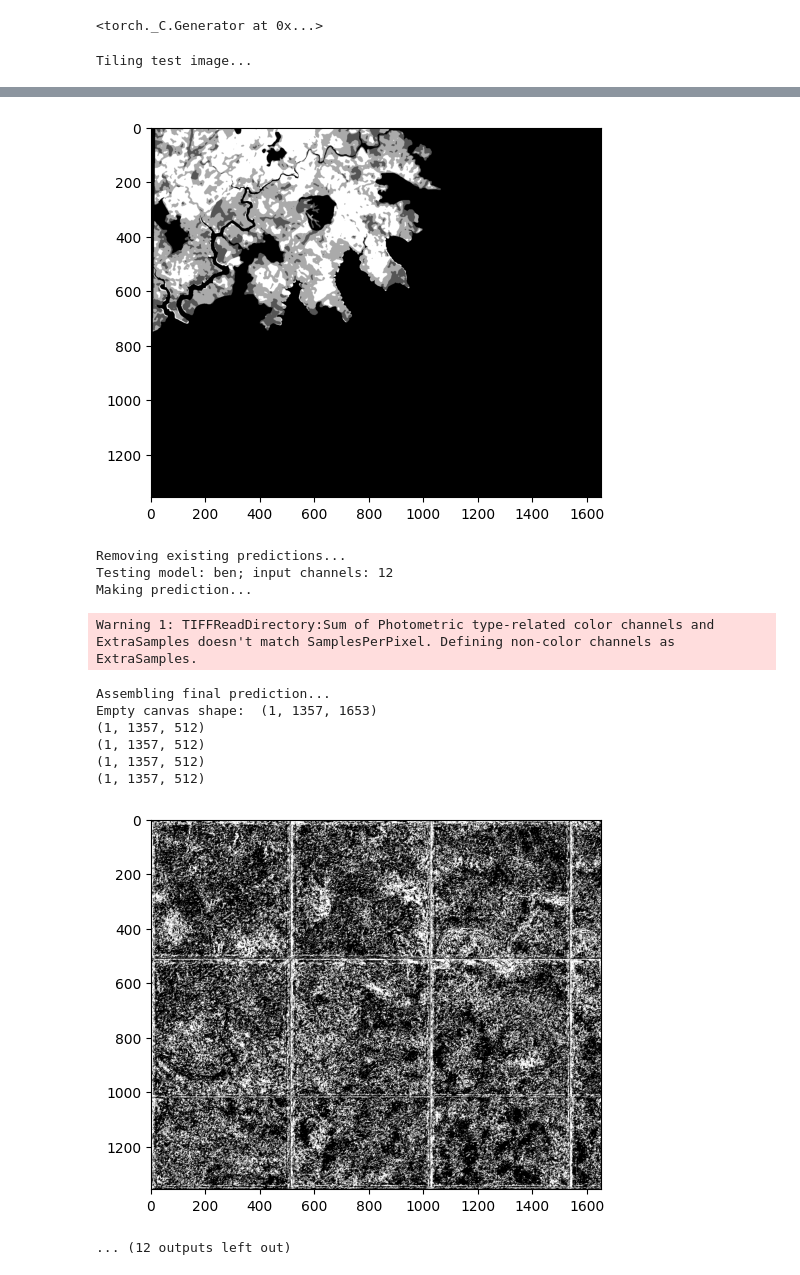
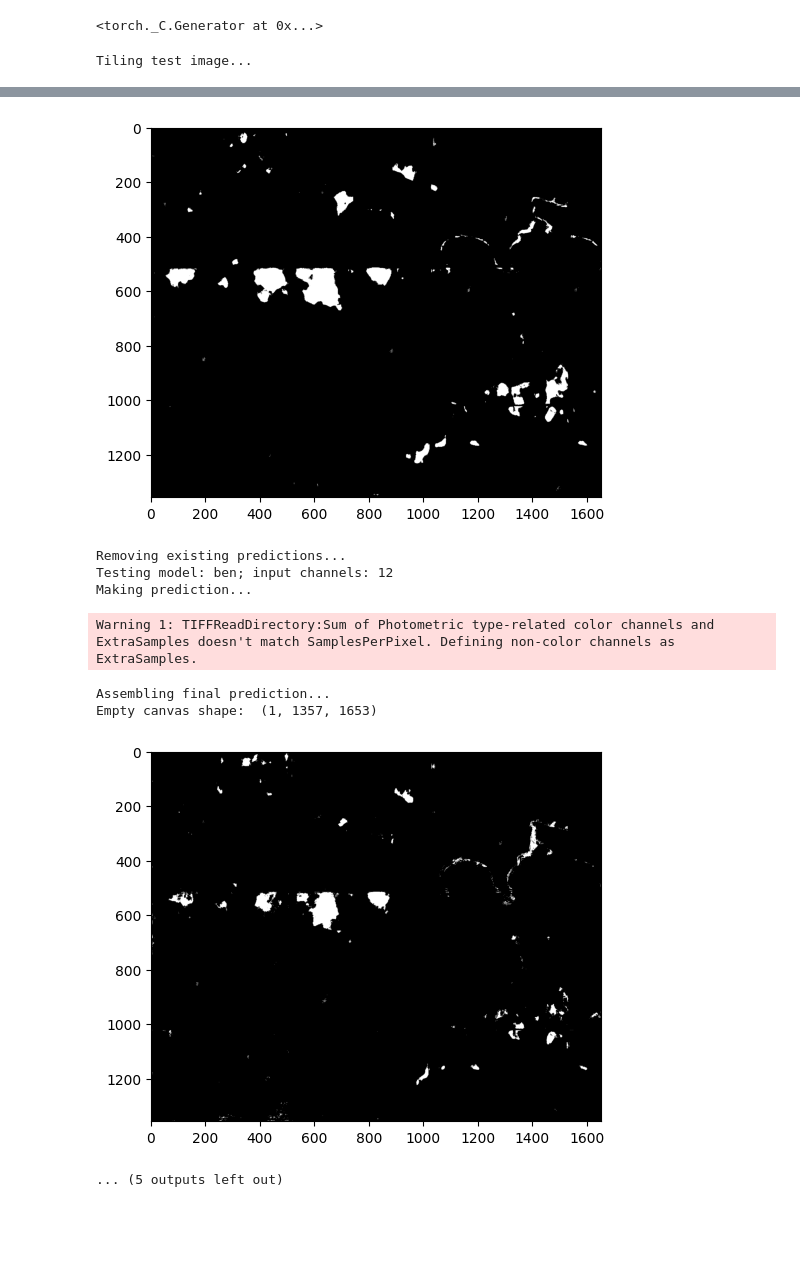
Before and after one commit to wibox/adsp, a Jupyter notebook: presentation_notebook.ipynb, the cells around one changed output, grey strips where cells are left out. Saved outputs shown, nothing was run; the diff lists cells and outputs as text; code cells hidden in the pictures; blank space fills up the shorter version.

```diff
--- a/presentation_notebook.ipynb
+++ b/presentation_notebook.ipynb
@@ -26,27 +26,27 @@ MODELS = {
     "vanilla":12,
     "ben":12,
     "imagenet":10,
-    "effis":12
+    # "effis":12
 }
 # %%
 print("Tiling test image...")
 initial_img = rio.open("tmp/test_img.tiff", "r").read()
 initial_img = initial_img[[4, 3, 2], :, :]
 show(initial_img)
+gt_mask = rio.open("tmp/test_mask.tiff", "r").read()
+show(gt_mask)
 pu.tiling(initial_img_path="tmp/test_img.tiff")
 for mdl, in_c in MODELS.items():
     print(colored(f"Testing model: {mdl}; input channels: {in_c}", "red"))
     model = smp.Unet(encoder_name="resnet50", encoder_weights=None, in_channels=in_c, classes=1)
-    model.encoder.load_state_dict(torch.load(f"models/trained_models/{mdl}.pth"), strict=False)
+    model.load_state_dict(torch.load(f"models/trained_models/{mdl}.pth"), strict=False)
     # print("Tiling test image...")
     # pu.tiling(initial_img_path="tmp/test_img.tiff")
     print("Making prediction...")
     pu.make_predictions(model=model, model_type=mdl)
     print("Assembling final prediction...")
     final_prediction, shape_crop = pu.merge_tiles(test_img_path="tmp/test_img.tiff")
-    show(final_prediction[:, :, 512:shape_crop+512], cmap="gray")
-    gt_mask = rio.open("tmp/test_mask.tiff", "r").read()
-    show(gt_mask, cmap="gray")
+    show(final_prediction[:, :, 512:shape_crop+512],  cmap="gray")
     pu.write_results(final_img = final_prediction)
     print(colored(f"Removing existing predictions...", "green"))
     for prediction in glob("tmp/predictions/*.tif"):
@@ -71,13 +67,9 @@ Empty canvas shape:  (1, 1357, 1653)
-[figure, old version]
+[figure, new version]
 Removing existing predictions...
 Testing model: ben; input channels: 12
 Making prediction...
 Warning 1: TIFFReadDirectory:Sum of Photometric type-related color channels and ExtraSamples doesn't match SamplesPerPixel. Defining non-color channels as ExtraSamples.
 Assembling final prediction...
 Empty canvas shape:  (1, 1357, 1653)
-(1, 1357, 512)
-(1, 1357, 512)
-(1, 1357, 512)
-(1, 1357, 512)
-[figure, old version]
+[figure, new version]
-... (12 outputs left out)
+... (5 outputs left out)
```
Also changed, not shown: parts of 1 cell of this notebook, 3 other files.
